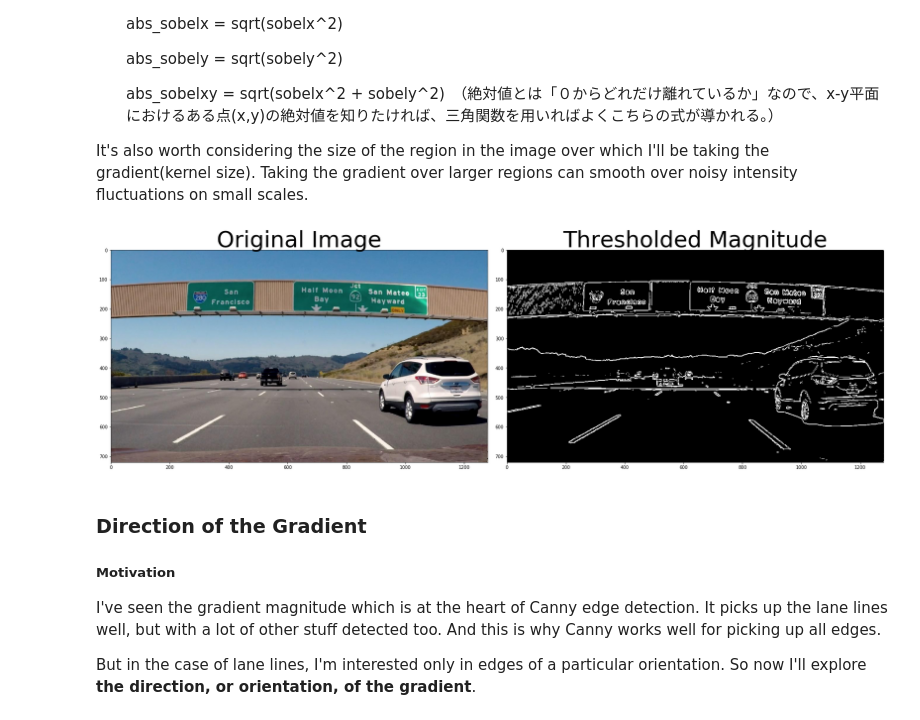
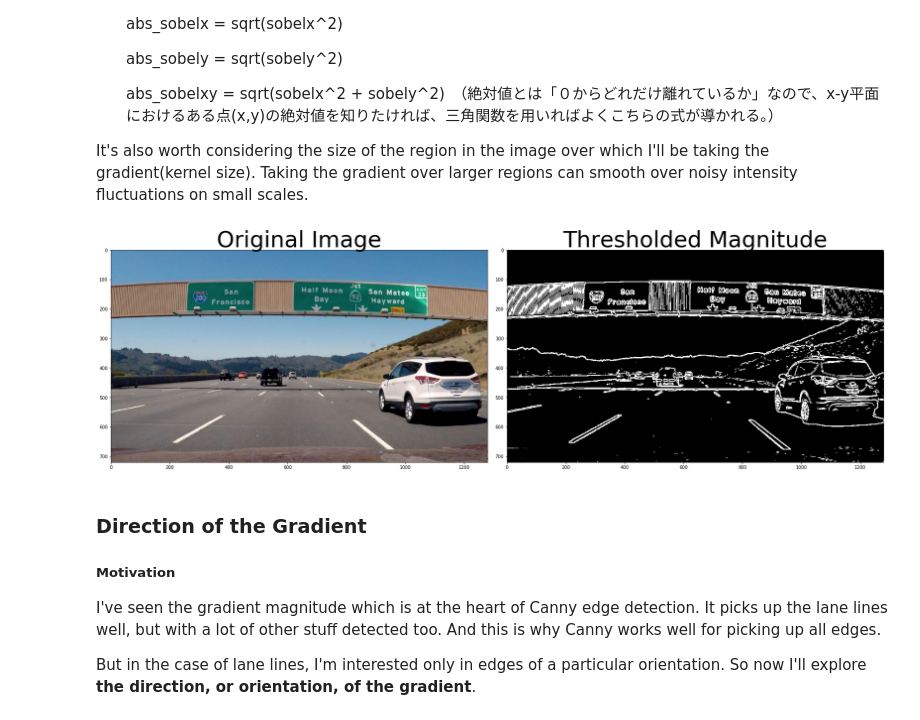
Before and after one commit to MasanaoMatsuda/tr-self-driving-cars, a Jupyter notebook: L7_Gradients&ColorSpaces.ipynb, the cells around one changed output. Saved outputs shown, nothing was run; the diff lists cells and outputs as text; code cells hidden in the pictures.

Commit message:
adjust combining thresholds

```diff
--- a/L7_Gradients&ColorSpaces.ipynb
+++ b/L7_Gradients&ColorSpaces.ipynb
@@ -102,17 +101,17 @@ def mag_thresh(img, sobel_kernel=3, mag_thresh=(0,255)):
     binary[(normalized > mag_thresh[0]) & (normalized < mag_thresh[1])] = 1
     return binary
 # %%
-mag_binary = mag_thresh(image, sobel_kernel=3, mag_thresh=(50, 130))
+mag_binary = mag_thresh(image, sobel_kernel=5, mag_thresh=(30, 150))
 
 f, (ax1, ax2) = plt.subplots(1, 2, figsize=(24, 9))
 f.tight_layout()
 ax1.imshow(image)
 ax1.set_title('Original Image', fontsize=50)
 ax2.imshow(mag_binary, cmap='gray')
 ax2.set_title('Thresholded Magnitude', fontsize=50)
 plt.subplots_adjust(left=0., right=1, top=0.9, bottom=0.)
 # %% [output]
-[figure, old version]
+[figure, new version]
 # %% [markdown]
 ### Direction of the Gradient
 ##### Motivation
```
Also changed, not shown: parts of 5 cells of this notebook.
